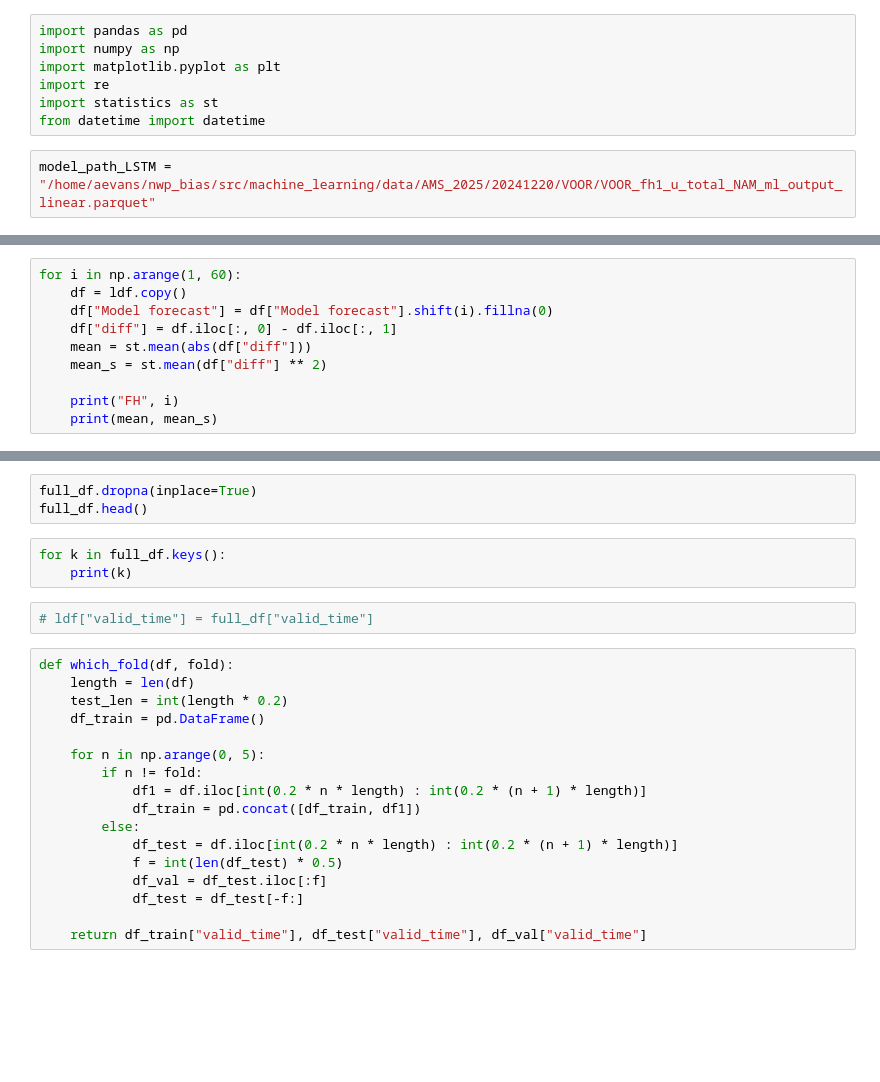
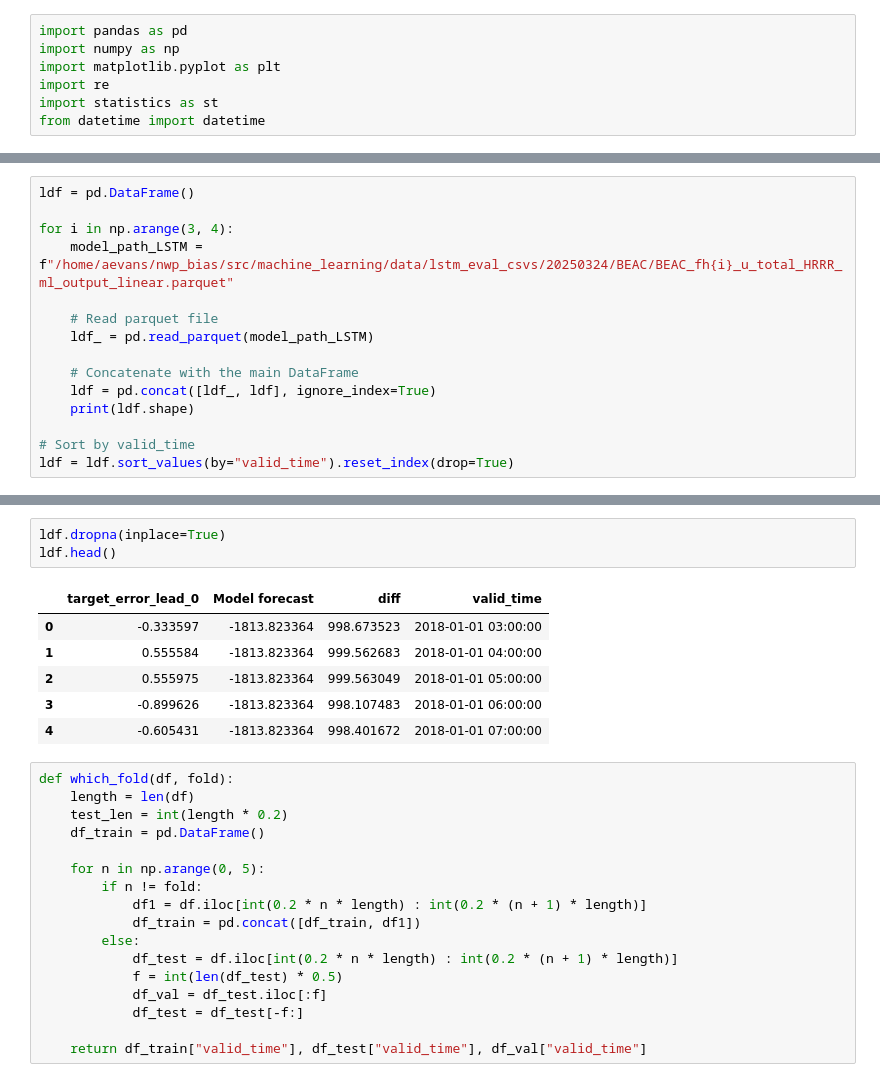
Before and after one commit to shmaronshmevans/nwp_bias, a Jupyter notebook: src/machine_learning/notebooks/visualize_error_metrics.ipynb, the cells around one changed output, grey strips where cells are left out. Drawn from its saved outputs; the diff is of its cells as text; blank space fills up the shorter version.

Commit message:
updated eval

```diff
--- a/src/machine_learning/notebooks/visualize_error_metrics.ipynb
+++ b/src/machine_learning/notebooks/visualize_error_metrics.ipynb
@@ -5,5 +5,3 @@ import matplotlib.pyplot as plt
 import re
 import statistics as st
 from datetime import datetime
-# %%
-model_path_LSTM = "/home/aevans/nwp_bias/src/machine_learning/data/AMS_2025/20241220/VOOR/VOOR_fh1_u_total_NAM_ml_output_linear.parquet"
@@ -29,10 +7,0 @@ ldf.head()
-# %%
-for i in np.arange(1, 60):
-    df = ldf.copy()
-    df["Model forecast"] = df["Model forecast"].shift(i).fillna(0)
-    df["diff"] = df.iloc[:, 0] - df.iloc[:, 1]
-    mean = st.mean(abs(df["diff"]))
-    mean_s = st.mean(df["diff"] ** 2)
-
-    print("FH", i)
-    print(mean, mean_s)
@@ -40,0 +8,15 @@ for i in np.arange(1, 60):
+# %%
+ldf = pd.DataFrame()
+
+for i in np.arange(3, 4):
+    model_path_LSTM = f"/home/aevans/nwp_bias/src/machine_learning/data/lstm_eval_csvs/20250324/BEAC/BEAC_fh{i}_u_total_HRRR_ml_output_linear.parquet"
+
+    # Read parquet file
+    ldf_ = pd.read_parquet(model_path_LSTM)
+
+    # Concatenate with the main DataFrame
+    ldf = pd.concat([ldf_, ldf], ignore_index=True)
+    print(ldf.shape)
+
+# Sort by valid_time
+ldf = ldf.sort_values(by="valid_time").reset_index(drop=True)
@@ -41,11 +51,13 @@ for i in np.arange(1, 60):
 # %%
-full_df.dropna(inplace=True)
-full_df.head()
+ldf.dropna(inplace=True)
+ldf.head()
+# %% [output]
+|  | target_error_lead_0 | Model forecast | diff | valid_time |
+| 0 | -0.333597 | -1813.823364 | 998.673523 | 2018-01-01 03:00:00 |
+| 1 | 0.555584 | -1813.823364 | 999.562683 | 2018-01-01 04:00:00 |
+| 2 | 0.555975 | -1813.823364 | 999.563049 | 2018-01-01 05:00:00 |
+| 3 | -0.899626 | -1813.823364 | 998.107483 | 2018-01-01 06:00:00 |
+| 4 | -0.605431 | -1813.823364 | 998.401672 | 2018-01-01 07:00:00 |
-# %%
-for k in full_df.keys():
-    print(k)
-# %%
-# ldf["valid_time"] = full_df["valid_time"]
 # %%
 def which_fold(df, fold):
     length = len(df)
```
Also changed, not shown: parts of 38 cells of this notebook, 21 other files.
